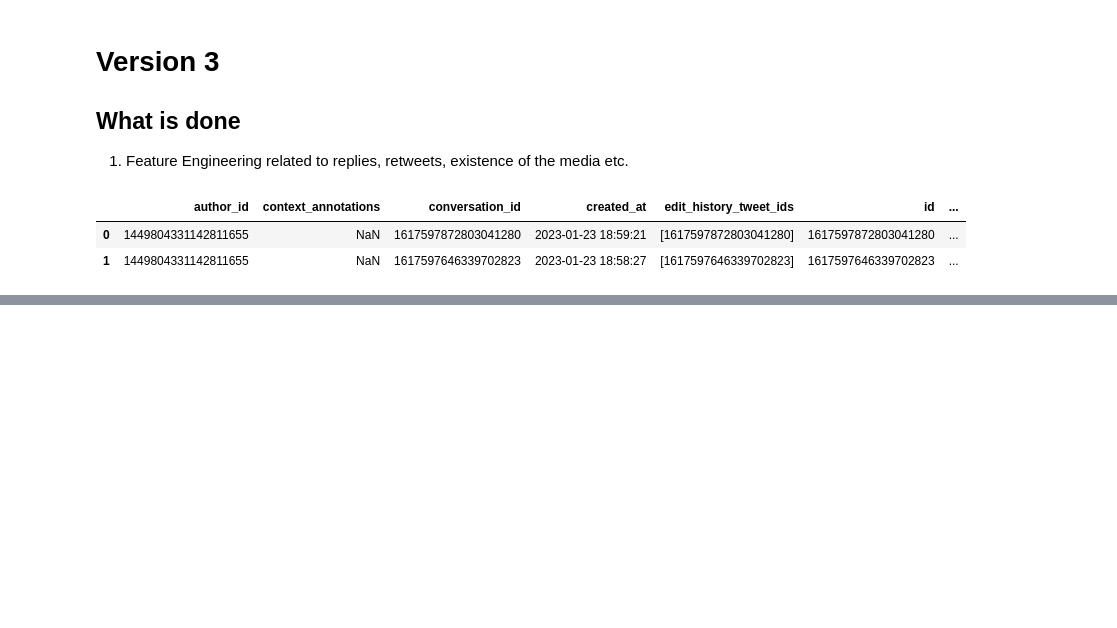
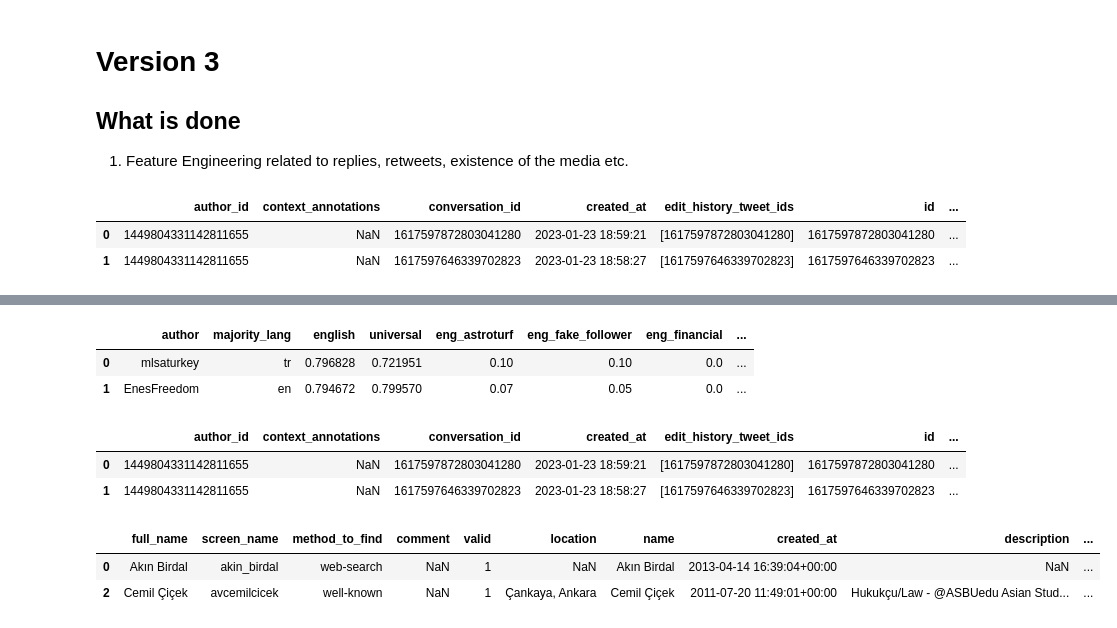
Before and after one commit to ossamum/kuleuven-thesis, a Jupyter notebook: 00_tweets_dataset_versioning.ipynb, the cells around one changed output, grey strips where cells are left out. Drawn from its saved outputs; the diff is of its cells as text; code cells hidden in the pictures; blank space fills up the shorter version.

```diff
--- a/00_tweets_dataset_versioning.ipynb
+++ b/00_tweets_dataset_versioning.ipynb
@@ -127,0 +139,67 @@ tweets_df_v2.to_csv("all_tweets_v2.csv", line_terminator='\r\n')
+# %%
+bot_df = pd.DataFrame(columns=[
+    'author',
+    'majority_lang',
+    'english',
+    'universal',
+    'eng_astroturf',
+    'eng_fake_follower',
+    'eng_financial',
+    'eng_other',
+    'eng_overall',
+    'eng_self_declared',
+    'eng_spammer',
+    'uni_astroturf',
+    'uni_fake_follower',
+    'uni_financial',
+    'uni_other',
+    'uni_overall',
+    'uni_self_declared',
+    'uni_spammer'
+])
+
+for i in tqdm(os.listdir('users_botometer/')):
+    with open(f'users_botometer/{i}', 'rb') as f:
+        bot_col = pickle.load(f)
+
+    bot_feat = [
+        bot_col['user']['user_data']['screen_name'],
+        bot_col['user']['majority_lang'],
+        bot_col['cap']['english'],
+        bot_col['cap']['universal'],
+        bot_col['raw_scores']['english']['astroturf'],
+        bot_col['raw_scores']['english']['fake_follower'],
+        bot_col['raw_scores']['english']['financial'],
+        bot_col['raw_scores']['english']['other'],
+        bot_col['raw_scores']['english']['overall'],
+        bot_col['raw_scores']['english']['self_declared'],
+        bot_col['raw_scores']['english']['spammer'],
+        bot_col['raw_scores']['universal']['astroturf'],
+        bot_col['raw_scores']['universal']['fake_follower'],
+        bot_col['raw_scores']['universal']['financial'],
+        bot_col['raw_scores']['universal']['other'],
+        bot_col['raw_scores']['universal']['overall'],
+        bot_col['raw_scores']['universal']['self_declared'],
+        bot_col['raw_scores']['universal']['spammer']
+    ]
+
+    bot_df.loc[len(bot_df)] = bot_feat
+
+bot_df.head(2)
+# %% [output]
+|  | author | majority_lang | english | universal | eng_astroturf | eng_fake_follower | eng_financial | ... |
+| 0 | mlsaturkey | tr | 0.796828 | 0.721951 | 0.10 | 0.10 | 0.0 | ... |
+| 1 | EnesFreedom | en | 0.794672 | 0.799570 | 0.07 | 0.05 | 0.0 | ... |
+# %%
+tweets_df_v4 = pd.merge(tweets_df_v4, bot_df,  on="author")
+tweets_df_v4.head(2)
+# %% [output]
+|  | author_id | context_annotations | conversation_id | created_at | edit_history_tweet_ids | id | ... |
+| 0 | 1449804331142811655 | NaN | 1617597872803041280 | 2023-01-23 18:59:21 | [1617597872803041280] | 1617597872803041280 | ... |
+| 1 | 1449804331142811655 | NaN | 1617597646339702823 | 2023-01-23 18:58:27 | [1617597646339702823] | 1617597646339702823 | ... |
+# %%
+users_df.head(2)
+# %% [output]
+|  | full_name | screen_name | method_to_find | comment | valid | location | name | created_at | description | ... |
+| 0 | Akın Birdal | akin_birdal | web-search | NaN | 1 | NaN | Akın Birdal | 2013-04-14 16:39:04+00:00 | NaN | ... |
+| 2 | Cemil Çiçek | avcemilcicek | well-known | NaN | 1 | Çankaya, Ankara | Cemil Çiçek | 2011-07-20 11:49:01+00:00 | Hukukçu/Law - @ASBUedu Asian Stud... | ... |
```
Also changed, not shown: parts of 7 cells of this notebook.
